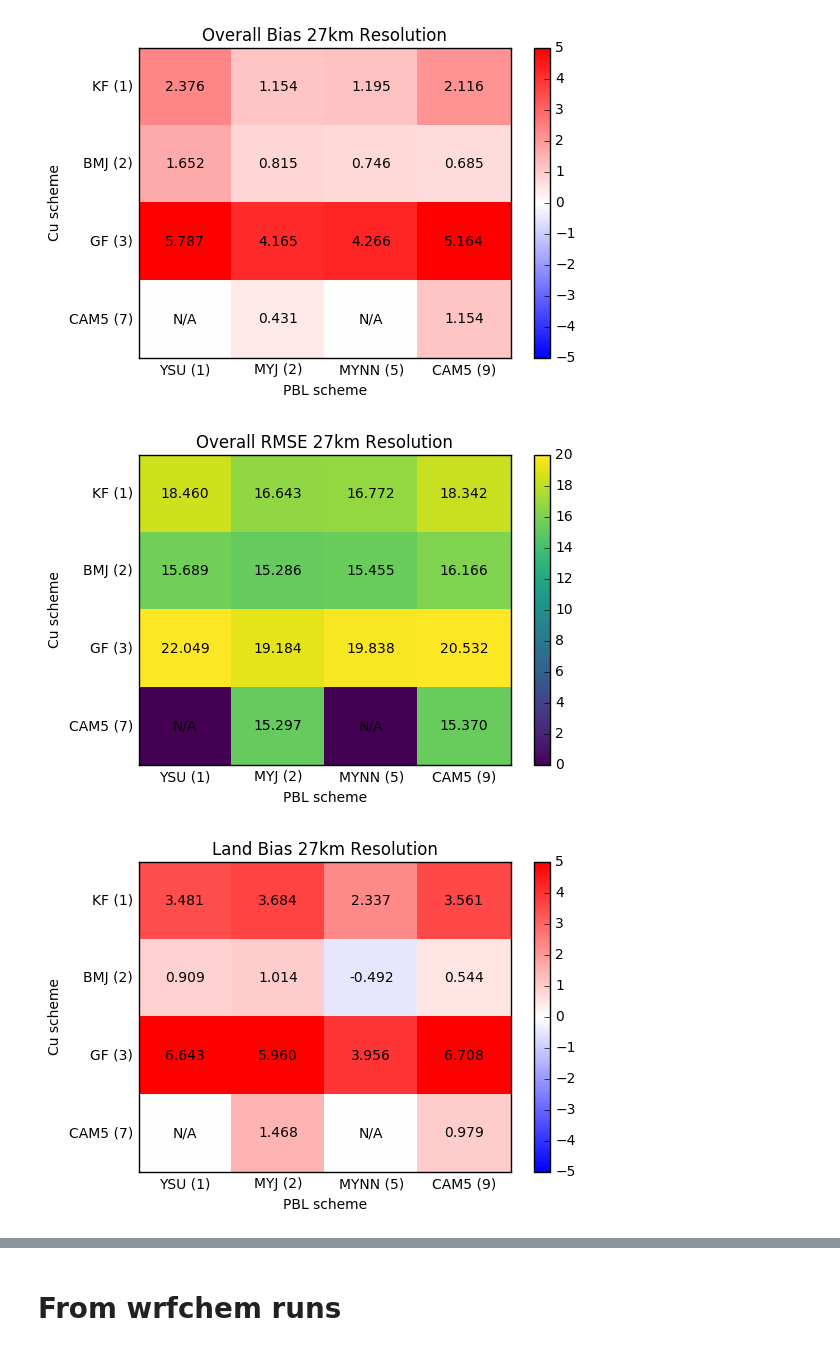
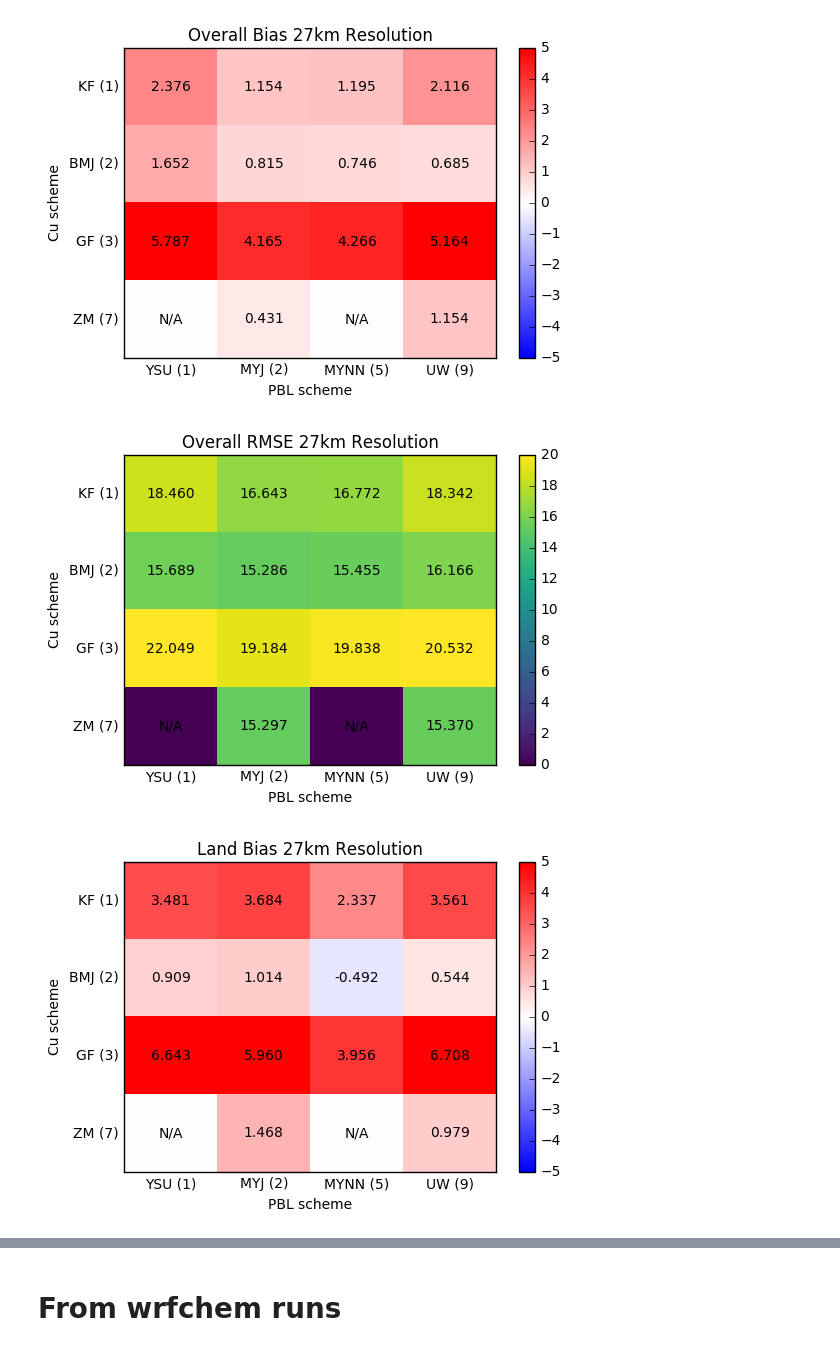
Before and after one commit to nickyeolk/thesisScripts, a Jupyter notebook: biasComparisonWithUVT.ipynb, the cells around one changed output, grey strips where cells are left out. Drawn from its saved outputs; the diff is of its cells as text; code cells hidden in the pictures.

```diff
--- a/biasComparisonWithUVT.ipynb
+++ b/biasComparisonWithUVT.ipynb
@@ -135,11 +135,11 @@ def compareMatrix(allArray):
     ax.tick_params(axis=u'both', which=u'both',length=0)
     ax.xaxis.set_major_formatter(ticker.NullFormatter())
     ax.xaxis.set_minor_locator(ticker.FixedLocator(mx))
-    ax.xaxis.set_minor_formatter(ticker.FixedFormatter(['YSU (1)','MYJ (2)','MYNN (5)','CAM5 (9)']))
+    ax.xaxis.set_minor_formatter(ticker.FixedFormatter(['YSU (1)','MYJ (2)','MYNN (5)','UW (9)']))
     plt.xlabel('PBL scheme')
     ax.yaxis.set_major_formatter(ticker.NullFormatter())
     ax.yaxis.set_minor_locator(ticker.FixedLocator(my))
-    ax.yaxis.set_minor_formatter(ticker.FixedFormatter(['KF (1)','BMJ (2)','GF (3)','CAM5 (7)']))
+    ax.yaxis.set_minor_formatter(ticker.FixedFormatter(['KF (1)','BMJ (2)','GF (3)','ZM (7)']))
     plt.ylabel('Cu scheme')
     plt.colorbar()
     plt.gca().invert_yaxis()
@@ -192,3 +192,3 @@ print(biasA)
-[figure, old version]
+[figure, new version]
-[figure, old version]
+[figure, new version]
-[figure, old version]
+[figure, new version]
```
Also changed, not shown: parts of 5 cells of this notebook, 2 other files.
